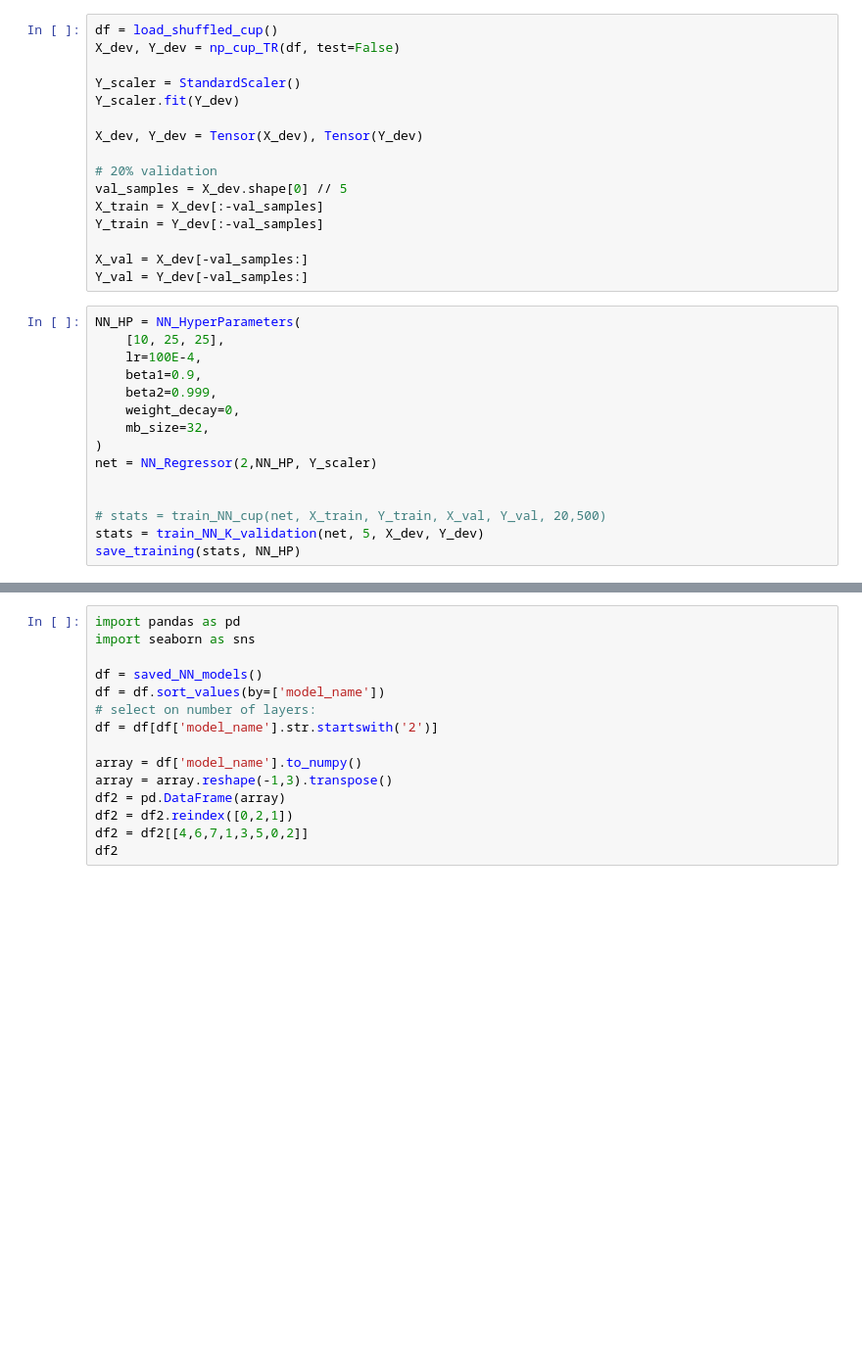
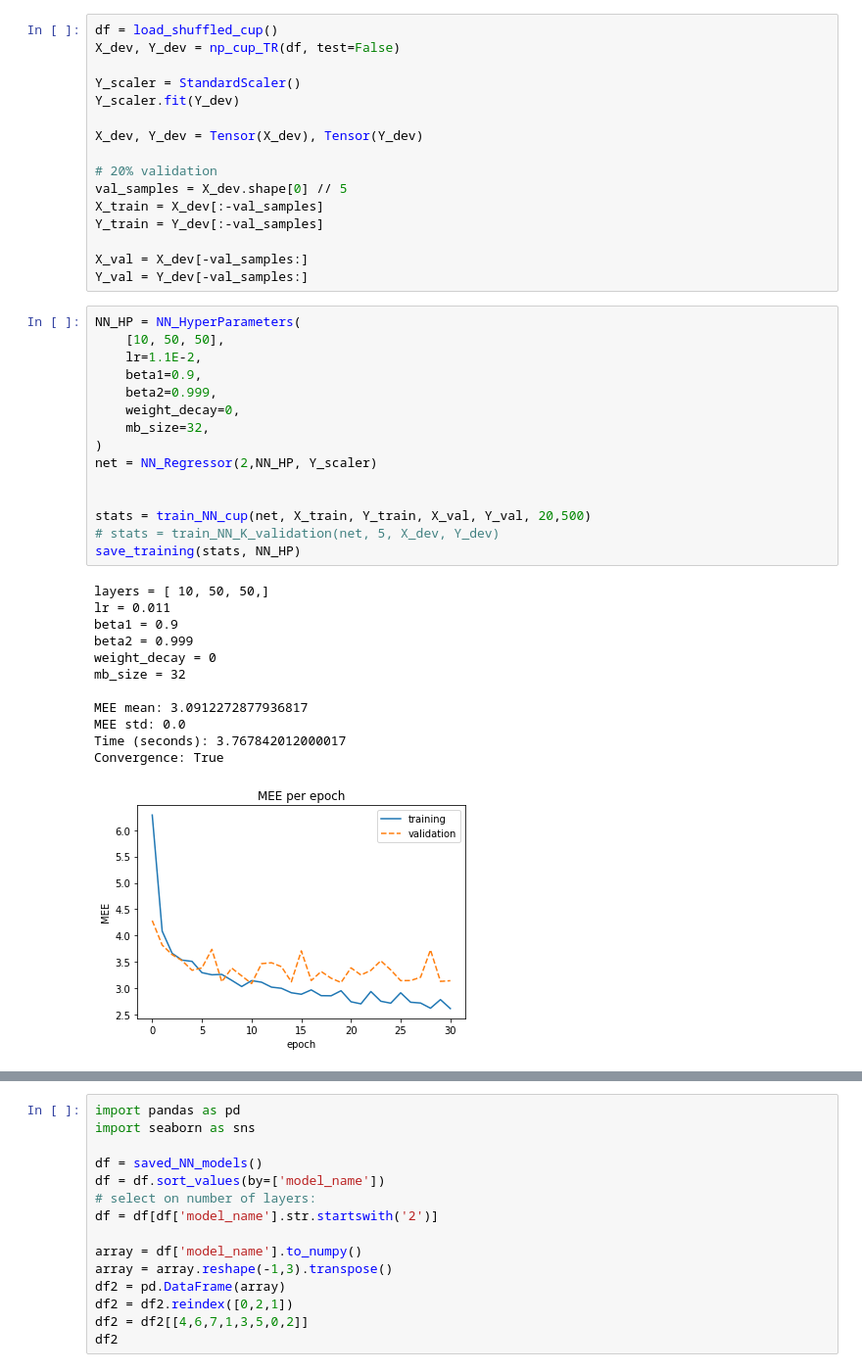
Before and after one commit to FeLusiani/ML_Project, a Jupyter notebook: MLCode/CUP_NN.ipynb, the cells around one changed output, grey strips where cells are left out. Shown: that part at 98% size. Saved outputs shown, nothing was run; the diff lists cells and outputs as text; blank space fills up the shorter version.

```diff
--- a/MLCode/CUP_NN.ipynb
+++ b/MLCode/CUP_NN.ipynb
@@ -24,19 +24,32 @@ X_val = X_dev[-val_samples:]
 Y_val = Y_dev[-val_samples:]
 # %%
 NN_HP = NN_HyperParameters(
-    [10, 25, 25],
-    lr=100E-4,
+    [10, 50, 50],
+    lr=1.1E-2,
     beta1=0.9,
     beta2=0.999,
     weight_decay=0,
     mb_size=32,
 )
 net = NN_Regressor(2,NN_HP, Y_scaler)
 
 
-# stats = train_NN_cup(net, X_train, Y_train, X_val, Y_val, 20,500)
-stats = train_NN_K_validation(net, 5, X_dev, Y_dev)
+stats = train_NN_cup(net, X_train, Y_train, X_val, Y_val, 20,500)
+# stats = train_NN_K_validation(net, 5, X_dev, Y_dev)
 save_training(stats, NN_HP)
+# %% [output]
+layers = [ 10, 50, 50,]
+lr = 0.011
+beta1 = 0.9
+beta2 = 0.999
+weight_decay = 0
+mb_size = 32
+
+MEE mean: 3.0912272877936817
+MEE std: 0.0
+Time (seconds): 3.767842012000017
+Convergence: True
+[figure, added]
 # %%
 df = saved_NN_models()
 df = df.sort_values(by=['MEE_mean'])
```
Also changed, not shown: parts of 1 cell of this notebook, 8 other files.
